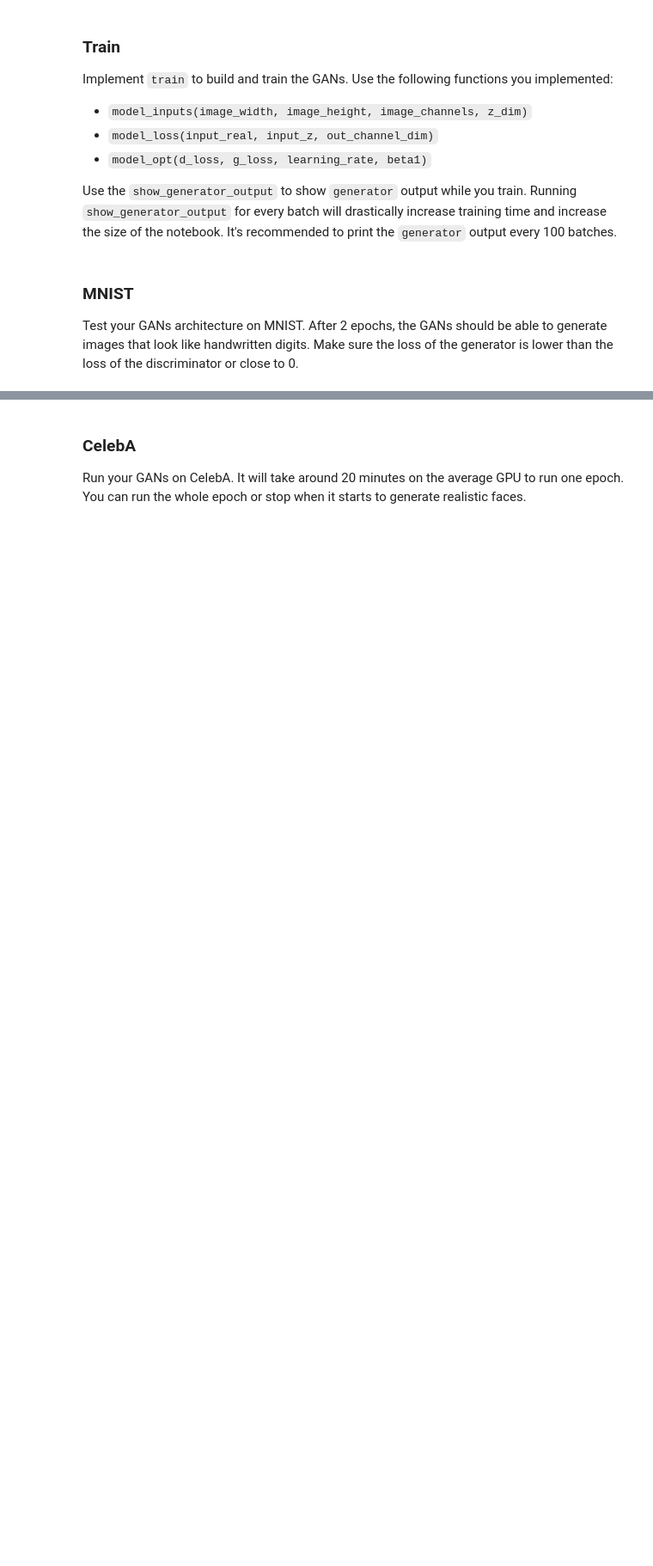
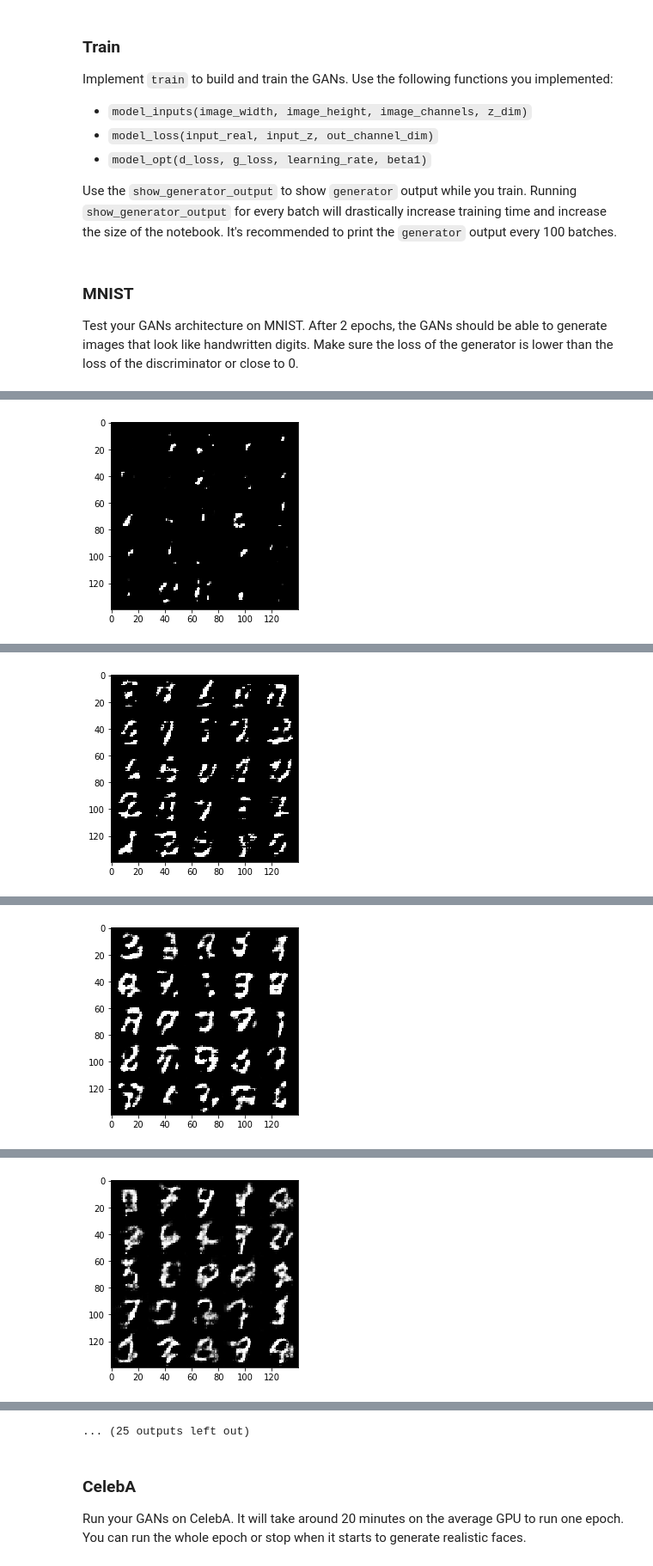
Before and after one commit to andresn/udacity-deep-learning-nano-degree, a Jupyter notebook: Project 5/dlnd_face_generation.ipynb, the cells around one changed output, grey strips where cells are left out. Shown at 86% size. Saved outputs shown, nothing was run; the diff lists cells and outputs as text; code cells hidden in the pictures; blank space fills up the shorter version.

```diff
--- a/Project 5/dlnd_face_generation.ipynb
+++ b/Project 5/dlnd_face_generation.ipynb
@@ -143,19 +144,20 @@ def discriminator(images, reuse=False, alpha=0.2):
     :param reuse: Boolean if the weights should be reused
     :return: Tuple of (tensor output of the discriminator, tensor logits of the discriminator)
     """
+    stddev = 0.1
 
     with tf.variable_scope('discriminator', reuse=reuse):
         # Input layer is 28x28x3
-        x1 = tf.layers.conv2d(images, 64, 5, strides=2, padding='same')
+        x1 = tf.layers.conv2d(images, 64, 5, strides=2, padding='same', kernel_initializer=tf.random_normal_initializer(stddev=stddev))
         relu1 = tf.maximum(alpha * x1, x1)
         # ?x14x14x128 now
 
-        x2 = tf.layers.conv2d(relu1, 128, 5, strides=2, padding='same')
+        x2 = tf.layers.conv2d(relu1, 128, 5, strides=2, padding='same', kernel_initializer=tf.random_normal_initializer(stddev=stddev))
         bn2 = tf.layers.batch_normalization(x2, training=True)
         relu2 = tf.maximum(alpha * bn2, bn2)
         # ?x7x7x128 now
 
-        x3 = tf.layers.conv2d(relu2, 256, 5, strides=1, padding='same')
+        x3 = tf.layers.conv2d(relu2, 256, 5, strides=1, padding='same', kernel_initializer=tf.random_normal_initializer(stddev=stddev))
         bn3 = tf.layers.batch_normalization(x3, training=True)
         relu3 = tf.maximum(alpha * bn3, bn3)
         # ?x7x7x256 now
@@ -188,6 +190,7 @@ def generator(z, out_channel_dim, is_train=True, alpha=0.2):
     :return: The tensor output of the generator
     """
     reuse = not is_train
+    stddev = 0.1
 
     with tf.variable_scope('generator', reuse=reuse):
         # First fully connected layer
@@ -198,18 +201,18 @@ def generator(z, out_channel_dim, is_train=True, alpha=0.2):
         x1 = tf.maximum(alpha * x1, x1)
         # ?x7x7x512 now
 
-        x2 = tf.layers.conv2d_transpose(x1, 256, 5, strides=2, padding='same')
+        x2 = tf.layers.conv2d_transpose(x1, 256, 5, strides=2, padding='same', kernel_initializer=tf.random_normal_initializer(stddev=stddev))
         x2 = tf.layers.batch_normalization(x2, training=is_train)
         x2 = tf.maximum(alpha * x2, x2)
         # ?x14x14x256 now
 
-        x3 = tf.layers.conv2d_transpose(x2, 128, 5, strides=2, padding='same')
+        x3 = tf.layers.conv2d_transpose(x2, 128, 5, strides=2, padding='same', kernel_initializer=tf.random_normal_initializer(stddev=stddev))
         x3 = tf.layers.batch_normalization(x3, training=is_train)
         x3 = tf.maximum(alpha * x3, x3)
         # ?x28x28x128 now
 
         # Output layer
-        logits = tf.layers.conv2d_transpose(x3, out_channel_dim, 5, strides=1, padding='same')
+        logits = tf.layers.conv2d_transpose(x3, out_channel_dim, 5, strides=1, padding='same', kernel_initializer=tf.random_normal_initializer(stddev=stddev))
         # logits = tf.layers.conv2d_transpose(x2, out_channel_dim, 5, strides=2, padding='same')
         # ?x28x28x3 (if RGB) now
 
@@ -358,7 +361,7 @@ def train(
     :param data_shape: Shape of the data, e.g., '60000, 28, 28, 1'
     :param data_image_mode: The image mode to use for images ("RGB" or "L")
     """
-    tf.reset_default_graph()
+    # tf.reset_default_graph()
 
     input_real, input_z, learning_rate_tensor = model_inputs(data_shape[1], data_shape[2], data_shape[3], z_dim)
 
@@ -370,14 +373,18 @@ def train(
     sample_z = np.random.uniform(-1, 1, size=(72, z_dim))
 
     samples, losses = [], []
-    batch_numb = 0
 
     with tf.Session() as sess:
         sess.run(tf.global_variables_initializer())
+
         for epoch_i in range(epoch_count):
+
+            batch_numb = 0
+
             for batch_images in get_batches(batch_size):
 
                 batch_numb += 1
+                batch_images = batch_images * 2
 
                 # Sample random noise for G
                 batch_z = np.random.uniform(-1, 1, size=(batch_size, z_dim))
@@ -428,12 +435,12 @@ Test your GANs architecture on MNIST.  After 2 epochs, the GANs should be able t
 # %%
 import sys
 
-batch_size = 128
+batch_size = 64
 z_dim = 100
-learning_rate = 0.0002
+learning_rate = 0.002
 beta1 = 0.5
 alpha=0.2
-print_every=1
+print_every=10
 show_every=100
 
 """
@@ -477,0 +478 @@ Batch 67/468... Epoch 1/2... Discriminator Loss: 1.1807... Generator Loss: 0.919
+[figure, added]
@@ -477,0 +489 @@ Batch 67/468... Epoch 1/2... Discriminator Loss: 1.1807... Generator Loss: 0.919
+[figure, added]
@@ -477,0 +500 @@ Batch 67/468... Epoch 1/2... Discriminator Loss: 1.1807... Generator Loss: 0.919
+[figure, added]
@@ -477,0 +511 @@ Batch 67/468... Epoch 1/2... Discriminator Loss: 1.1807... Generator Loss: 0.919
+[figure, added]
@@ -478,3 +534,4 @@ Batch 67/468... Epoch 1/2... Discriminator Loss: 1.1807... Generator Loss: 0.919
+... (25 outputs left out)
 # %% [markdown]
 ### CelebA
 Run your GANs on CelebA.  It will take around 20 minutes on the average GPU to run one epoch.  You can run the whole epoch or stop when it starts to generate realistic faces.
```
Also changed, not shown: parts of 6 cells of this notebook, 6 other files.
